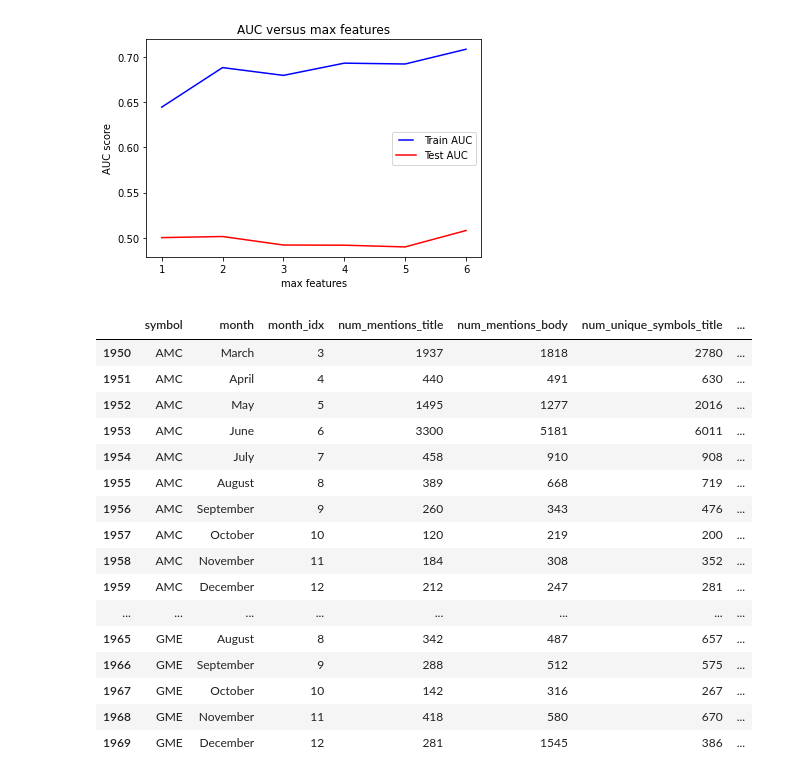
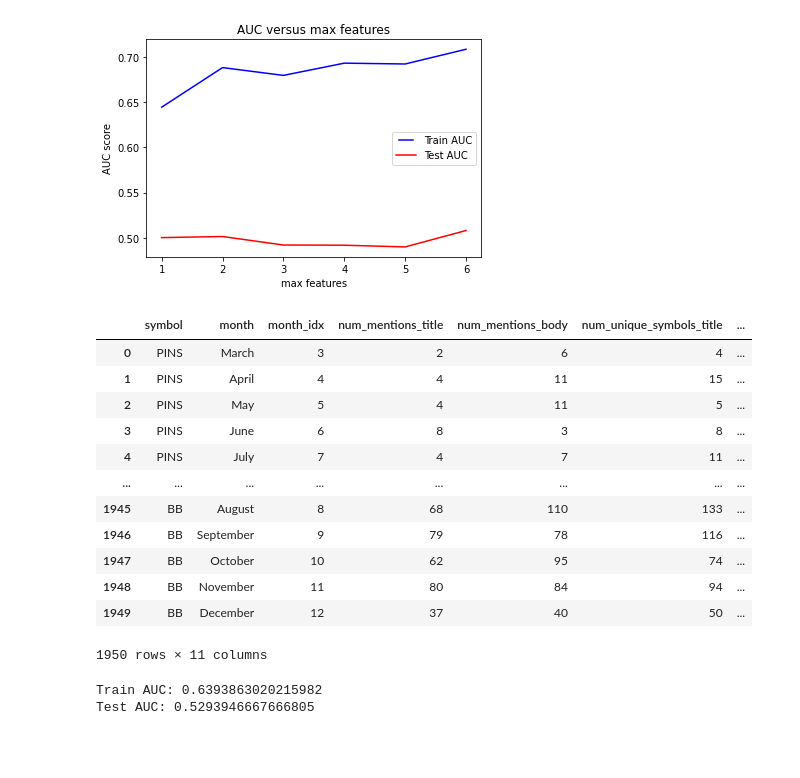
Before and after one commit to ChristopheBrown/sm-ml, a Jupyter notebook: reddit-sandbox.ipynb, the cells around one changed output. Saved outputs shown, nothing was run; the diff lists cells and outputs as text; code cells hidden in the pictures; blank space fills up the shorter version.

```diff
--- a/reddit-sandbox.ipynb
+++ b/reddit-sandbox.ipynb
@@ -721,22 +730,46 @@ plt.show()
 # %% [output]
 [figure]
 # %%
-aggregate_df[-20:]
+aggregate_df[:-20]
 # %% [output]
 |  | symbol | month | month_idx | num_mentions_title | num_mentions_body | num_unique_symbols_title | ... |
-| 1950 | AMC | March | 3 | 1937 | 1818 | 2780 | ... |
-| 1951 | AMC | April | 4 | 440 | 491 | 630 | ... |
-| 1952 | AMC | May | 5 | 1495 | 1277 | 2016 | ... |
-| 1953 | AMC | June | 6 | 3300 | 5181 | 6011 | ... |
-| 1954 | AMC | July | 7 | 458 | 910 | 908 | ... |
-| 1955 | AMC | August | 8 | 389 | 668 | 719 | ... |
-| 1956 | AMC | September | 9 | 260 | 343 | 476 | ... |
-| 1957 | AMC | October | 10 | 120 | 219 | 200 | ... |
-| 1958 | AMC | November | 11 | 184 | 308 | 352 | ... |
-| 1959 | AMC | December | 12 | 212 | 247 | 281 | ... |
+| 0 | PINS | March | 3 | 2 | 6 | 4 | ... |
+| 1 | PINS | April | 4 | 4 | 11 | 15 | ... |
+| 2 | PINS | May | 5 | 4 | 11 | 5 | ... |
+| 3 | PINS | June | 6 | 8 | 3 | 8 | ... |
+| 4 | PINS | July | 7 | 4 | 7 | 11 | ... |
 | ... | ... | ... | ... | ... | ... | ... | ... |
-| 1965 | GME | August | 8 | 342 | 487 | 657 | ... |
-| 1966 | GME | September | 9 | 288 | 512 | 575 | ... |
-| 1967 | GME | October | 10 | 142 | 316 | 267 | ... |
-| 1968 | GME | November | 11 | 418 | 580 | 670 | ... |
-| 1969 | GME | December | 12 | 281 | 1545 | 386 | ... |
+| 1945 | BB | August | 8 | 68 | 110 | 133 | ... |
+| 1946 | BB | September | 9 | 79 | 78 | 116 | ... |
+| 1947 | BB | October | 10 | 62 | 95 | 74 | ... |
+| 1948 | BB | November | 11 | 80 | 84 | 94 | ... |
+| 1949 | BB | December | 12 | 37 | 40 | 50 | ... |
+1950 rows × 11 columns
+# %%
+X, y = pre_process(_X[:-70], _y[:-70]) # Normalize X and encode y to binary classes
+x_train, x_test, y_train, y_test = train_test_split(X, y, test_size=0.25, random_state=rand_seed)
+
+clf = GradientBoostingClassifier(learning_rate=0.4,
+                                 n_estimators=200,
+                                 max_depth=3,
+                                 min_samples_split=0.1,
+                                 min_samples_leaf=0.2,
+                                 max_features=6,
+                                 loss='exponential')
+
+clf.fit(x_train, y_train)
+
+train_pred = clf.predict(x_train)
+
+false_positive_rate, true_positive_rate, thresholds = roc_curve(y_train, train_pred)
+roc_auc = auc(false_positive_rate, true_positive_rate)
+print(f'Train AUC: {roc_auc}')
+
+y_pred = clf.predict(x_test)
+
+false_positive_rate, true_positive_rate, thresholds = roc_curve(y_test, y_pred)
+roc_auc = auc(false_positive_rate, true_positive_rate)
+print(f'Test AUC: {roc_auc}')
+# %% [output]
+Train AUC: 0.6393863020215982
+Test AUC: 0.5293946667666805
```
Also changed, not shown: parts of 16 cells of this notebook.
